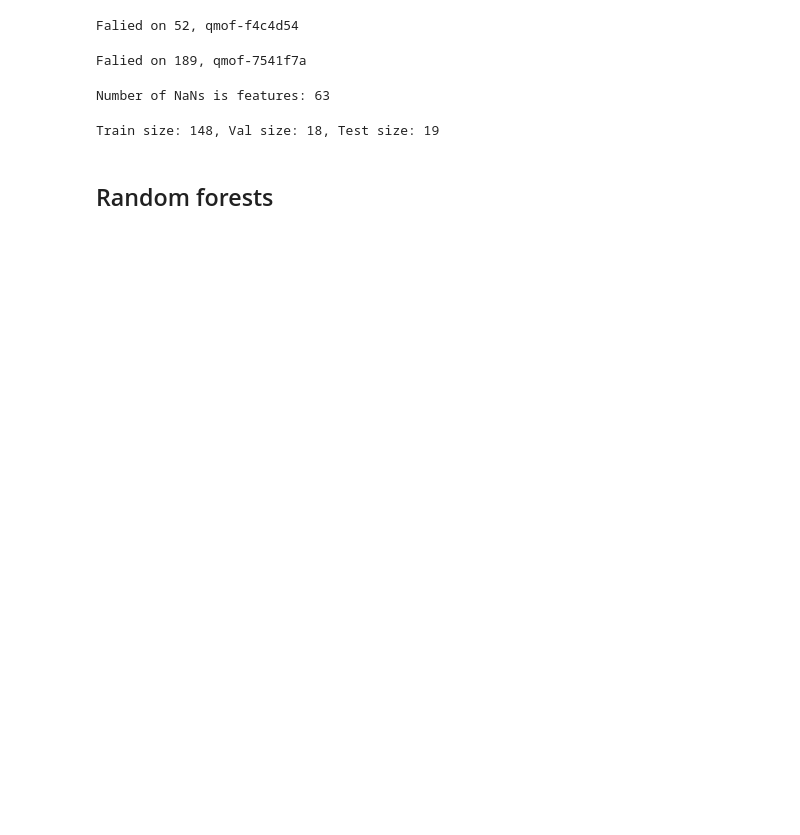
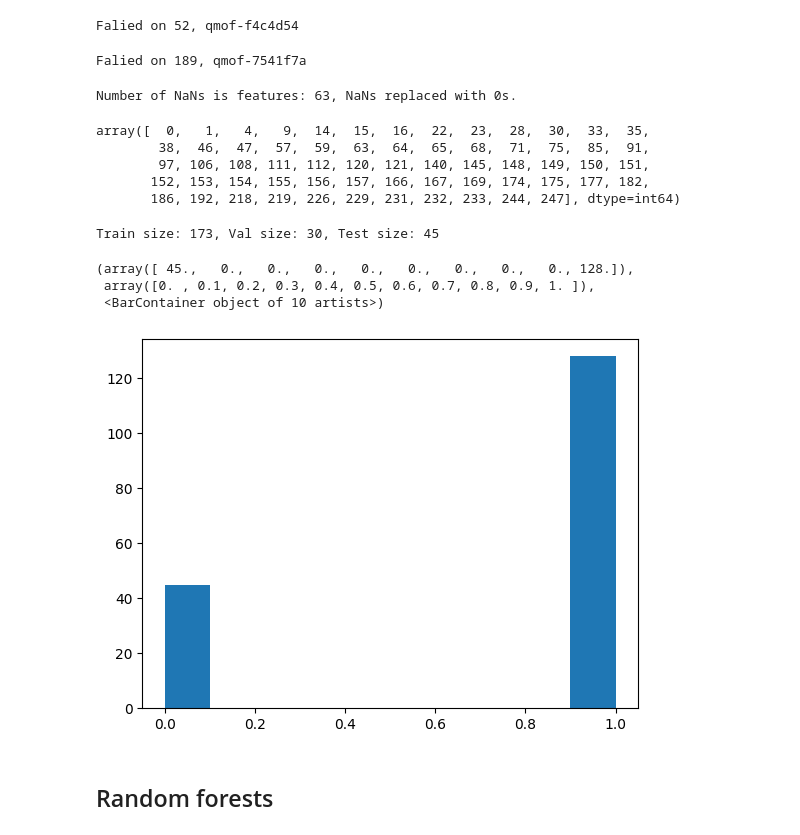
Before and after one commit to AI4ChemS/Eunomia, a Jupyter notebook: examples/featurize.ipynb, the cells around one changed output. Saved outputs shown, nothing was run; the diff lists cells and outputs as text; code cells hidden in the pictures; blank space fills up the shorter version.

```diff
--- a/examples/featurize.ipynb
+++ b/examples/featurize.ipynb
@@ -105,13 +105,20 @@ with open('../data/qmof_database/ml_data.pkl', 'rb') as f:
 X = np.array(dat[0])
 y = np.array(dat[1])
 
-# dropping NaNs
+# replacing with zero
 indices_with_nans = np.where(np.any(np.isnan(X), axis=1))[0]
-print(f'Number of NaNs is features: {len(indices_with_nans)}')
-X = np.delete(X, indices_with_nans, axis=0)
-y = np.delete(y, indices_with_nans, axis=0)
+print(f'Number of NaNs is features: {len(indices_with_nans)}, NaNs replaced with 0s.')
+X[np.isnan(X)] = 0
 # %% [output]
-Number of NaNs is features: 63
+Number of NaNs is features: 63, NaNs replaced with 0s.
+# %%
+indices_with_nans
+# %% [output]
+array([  0,   1,   4,   9,  14,  15,  16,  22,  23,  28,  30,  33,  35,
+        38,  46,  47,  57,  59,  63,  64,  65,  68,  71,  75,  85,  91,
+        97, 106, 108, 111, 112, 120, 121, 140, 145, 148, 149, 150, 151,
+       152, 153, 154, 155, 156, 157, 166, 167, 169, 174, 175, 177, 182,
+       186, 192, 218, 219, 226, 229, 231, 232, 233, 244, 247], dtype=int64)
 # %%
 # standradize the features
 def standardize_train(x):
@@ -126,13 +133,18 @@ def standardize_test(x, mean, std):
 # %%
 from sklearn.model_selection import train_test_split
 
-seed = 10
-X_train, X_temp, y_train, y_temp = train_test_split(X, y, test_size=0.2, random_state=seed)
+seed = 2
+X_train, X_temp, y_train, y_temp = train_test_split(X, y, test_size=0.3, random_state=None, shuffle=True)
 
-X_val, X_test, y_val, y_test = train_test_split(X_temp, y_temp, test_size=0.5, random_state=seed)
+X_val, X_test, y_val, y_test = train_test_split(X_temp, y_temp, test_size=0.6, random_state=seed)
 print(f'Train size: {X_train.shape[0]}, Val size: {X_val.shape[0]}, Test size: {X_test.shape[0]}')
+plt.hist(y_train)
 # %% [output]
-Train size: 148, Val size: 18, Test size: 19
+Train size: 173, Val size: 30, Test size: 45
+(array([ 45.,   0.,   0.,   0.,   0.,   0.,   0.,   0.,   0., 128.]),
+ array([0. , 0.1, 0.2, 0.3, 0.4, 0.5, 0.6, 0.7, 0.8, 0.9, 1. ]),
+ <BarContainer object of 10 artists>)
+[figure, added]
 # %%
 from sklearn.preprocessing import StandardScaler
 
```
Also changed, not shown: parts of 11 cells of this notebook.
